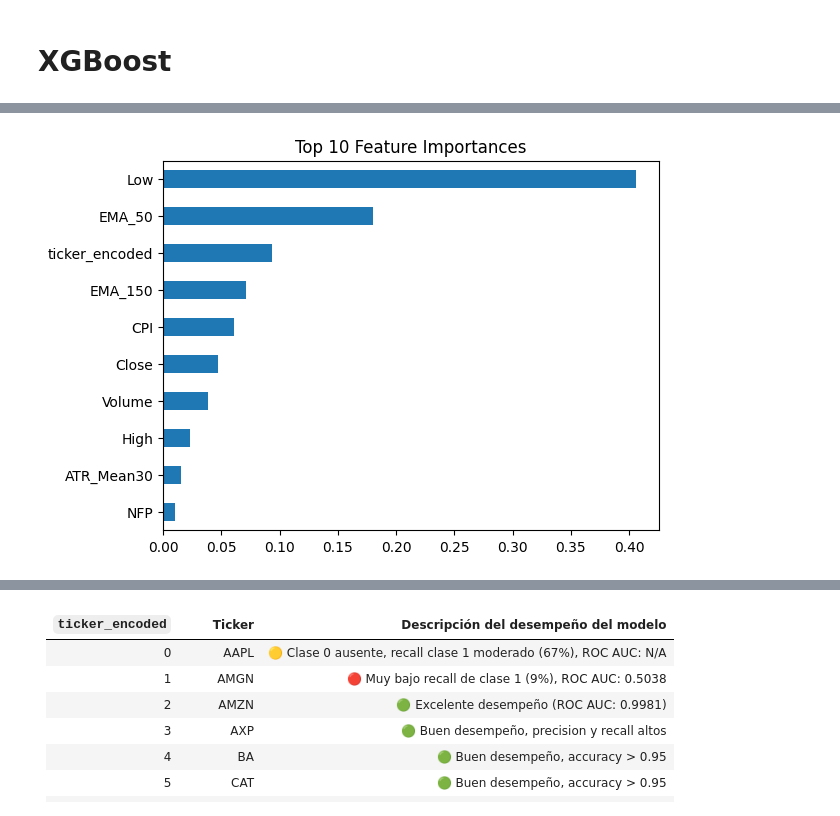
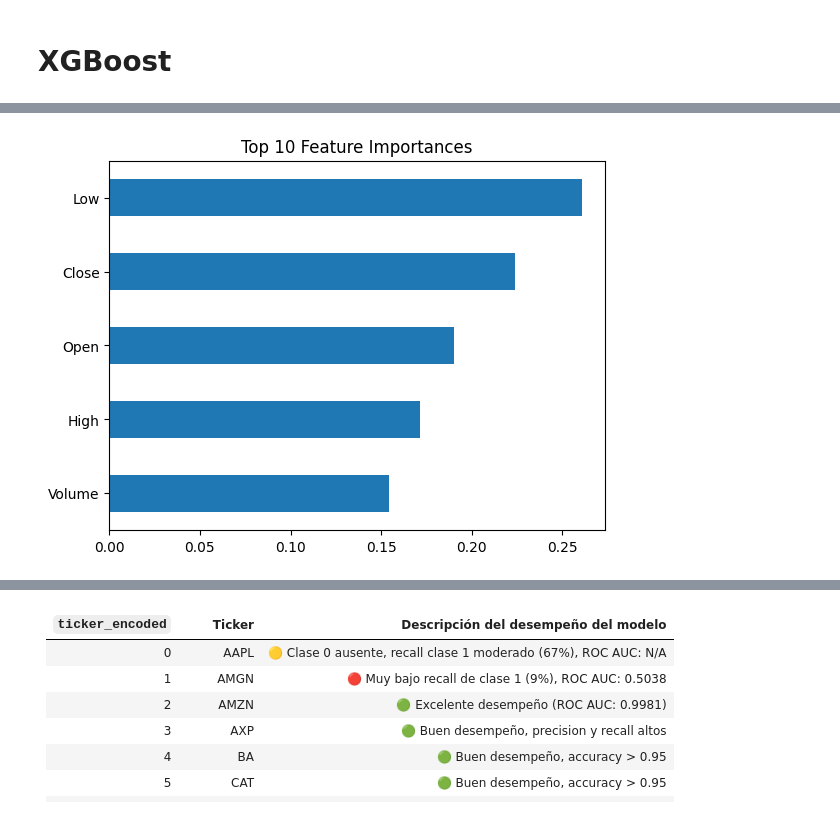
Before and after one commit to sebaslop-afk/4GeeksAcademy, a Jupyter notebook: Modelo_Predictivo_Con_base_a_fecha_10_06_2025.ipynb, the cells around one changed output, grey strips where cells are left out. Cells and saved outputs as stored; diff of their text form; code cells hidden in the pictures.

```diff
--- a/Modelo_Predictivo_Con_base_a_fecha_10_06_2025.ipynb
+++ b/Modelo_Predictivo_Con_base_a_fecha_10_06_2025.ipynb
@@ -1617,0 +1855,18 @@ NameError: name 'y_proba' is not defined
+# %%
+import joblib
+from sklearn.linear_model import LogisticRegression
+from xgboost import XGBClassifier
+
+# Comparación simple
+models = {
+    'Random Forest': model,
+    'Logistic Regression': LogisticRegression(max_iter=1000),
+    'XGBoost': XGBClassifier(use_label_encoder=False, eval_metric='logloss')
+}
+for name, clf in models.items():
+    clf.fit(X_train, y_train)
+    score = clf.score(X_test, y_test)
+    print(f"{name} Accuracy: {score:.4f}")
+
+# Guardar
+joblib.dump(model, "final_time_series_model.pkl")
@@ -1621,42 +1884,53 @@ import numpy as np
 import pandas as pd
 import matplotlib.pyplot as plt
 import seaborn as sns
-from sklearn.model_selection import TimeSeriesSplit, GridSearchCV
+from sklearn.model_selection import TimeSeriesSplit, GridSearchCV, cross_val_score, train_test_split
 from sklearn.metrics import (
     confusion_matrix, classification_report, roc_auc_score,
     roc_curve, precision_recall_curve, accuracy_score
 )
+from sklearn.ensemble import RandomForestClassifier
+from sklearn.linear_model import LogisticRegression
+from xgboost import XGBClassifier
 import shap
 import joblib
+import os
 
-# Assuming you have:
-# model (already trained or initial)
-# X (all features in time order)
-# y (target in time order)
+# -------------------------------
+# 0. Carga de datos y preparación
+# -------------------------------
+os.chdir("/workspaces/sebasProyecto-Dow-Jones-2025sebas")
+
+df = pd.read_csv("datos_limpios_hasta_2025-05-09.csv")
+
+# Crear target: 1 si el Close sube respecto al día siguiente, 0 si no
+df['target'] = (df['Close'].shift(-1) > df['Close']).astype(int)
+df.dropna(inplace=True)
+
+X = df.drop(['Date', 'Ticker', 'target'], axis=1)
+y = df['target']
+
+X_train, X_test, y_train, y_test = train_test_split(X, y, shuffle=False, test_size=0.2)
 
 # -------------------------------
 # 1. Cross-Validation with TimeSeriesSplit
 # -------------------------------
-from sklearn.model_selection import cross_val_score
-
 tscv = TimeSeriesSplit(n_splits=5)
-
-cv_scores = cross_val_score(model, X, y, cv=tscv, scoring='accuracy')
+model = RandomForestClassifier(random_state=42)
+cv_scores = cross_val_score(model, X_train, y_train, cv=tscv, scoring='accuracy')
 
 print(f"Time Series Cross-Validation Accuracy: {cv_scores}")
 print(f"Mean CV Accuracy: {np.mean(cv_scores):.4f}")
 
+model.fit(X_train, y_train)
+
 # -------------------------------
 # 2. Error Analysis
 # -------------------------------
-# Assuming you already have the final train/test split:
-# X_train, X_test, y_train, y_test (keep chronological order)
-
 y_pred = model.predict(X_test)
 y_proba = model.predict_proba(X_test)[:, 1]
 
 cm = confusion_matrix(y_test, y_pred)
-
 plt.figure(figsize=(6, 4))
 sns.heatmap(cm, annot=True, fmt='d', cmap='Blues')
 plt.xlabel('Predicted')
@@ -1667,18 +1941,10 @@ plt.show()
 print(classification_report(y_test, y_pred))
 print(f"ROC AUC: {roc_auc_score(y_test, y_proba):.4f}")
 
-# Identify misclassifications
-false_negatives = X_test[(y_test == 1) & (y_pred == 0)]
-false_positives = X_test[(y_test == 0) & (y_pred == 1)]
-
-print(f"False Negatives: {false_negatives.shape[0]}")
-print(f"False Positives: {false_positives.shape[0]}")
-
 # -------------------------------
 # 3. Threshold Tuning
 # -------------------------------
 precision, recall, thresholds = precision_recall_curve(y_test, y_proba)
-
 plt.figure(figsize=(8, 6))
 plt.plot(thresholds, precision[:-1], label='Precision')
 plt.plot(thresholds, recall[:-1], label='Recall')
@@ -1689,7 +1955,6 @@ plt.legend()
 plt.grid()
 plt.show()
 
-# Example: Apply custom threshold
 custom_threshold = 0.4
 y_pred_custom = (y_proba >= custom_threshold).astype(int)
 
@@ -1697,67 +1962,47 @@ print("Classification Report (Custom Threshold):")
 print(classification_report(y_test, y_pred_custom))
 
 # -------------------------------
-# 4. Feature Importance / SHAP
+# 4. Feature Importance y SHAP
 # -------------------------------
 if hasattr(model, 'feature_importances_'):
-    feature_importances = pd.Series(model.feature_importances_, index=X_test.columns)
+    feature_importances = pd.Series(model.feature_importances_, index=X.columns)
     feature_importances.sort_values(ascending=False).head(10).plot(kind='barh')
     plt.title('Top 10 Feature Importances')
     plt.gca().invert_yaxis()
     plt.show()
 
-# SHAP Explainability
 explainer = shap.TreeExplainer(model)
 shap_values = explainer.shap_values(X_test)
-
 shap.summary_plot(shap_values, X_test)
 
 # -------------------------------
-# 5. Hyperparameter Tuning (TimeSeriesSplit)
+# 5. Hyperparameter Tuning
 # -------------------------------
-# Example: Random Forest
-from sklearn.ensemble import RandomForestClassifier
-
 param_grid = {
     'n_estimators': [100, 200],
     'max_depth': [5, 10, 20],
     'min_samples_split': [2, 5],
 }
-
 grid_search = GridSearchCV(RandomForestClassifier(), param_grid, cv=tscv, scoring='accuracy', n_jobs=-1)
-grid_search.fit(X, y)
+grid_search.fit(X_train, y_train)
 
 print(f"Best Parameters: {grid_search.best_params_}")
 print(f"Best CV Accuracy: {grid_search.best_score_:.4f}")
 
 # -------------------------------
-# 6. Model Comparison (TimeSeriesSplit)
+# 6. Model Comparison
 # -------------------------------
-from sklearn.linear_model import LogisticRegression
-from xgboost import XGBClassifier
-
 models = {
     'Random Forest': RandomForestClassifier(**grid_search.best_params_),
     'Logistic Regression': LogisticRegression(max_iter=1000),
     'XGBoost': XGBClassifier(use_label_encoder=False, eval_metric='logloss')
 }
-
 for name, clf in models.items():
-    scores = cross_val_score(clf, X, y, cv=tscv, scoring='accuracy')
+    scores = cross_val_score(clf, X_train, y_train, cv=tscv, scoring='accuracy')
     print(f'{name} Time Series CV Accuracy: {np.mean(scores):.4f}')
 
 # -------------------------------
-# 7. Business Context Alignment
+# 7. Guardar modelo final
 # -------------------------------
-# Adjust decision threshold based on cost of false positives vs. false negatives
-# Use threshold tuning plot to select the ideal threshold for your business case.
-
-# -------------------------------
-# 8. (Optional) Deployment Preparation
-# -------------------------------
-# Save final model
 joblib.dump(model, 'final_time_series_model.pkl')
-
-# Load model later
-# model = joblib.load('final_time_series_model.pkl')
 # %% [output]
@@ -1804 +2032 @@ weighted avg       0.94      0.94      0.94     11074
-[figure, old version]
+[figure, new version]
```
Also changed, not shown: parts of 61 cells of this notebook.
